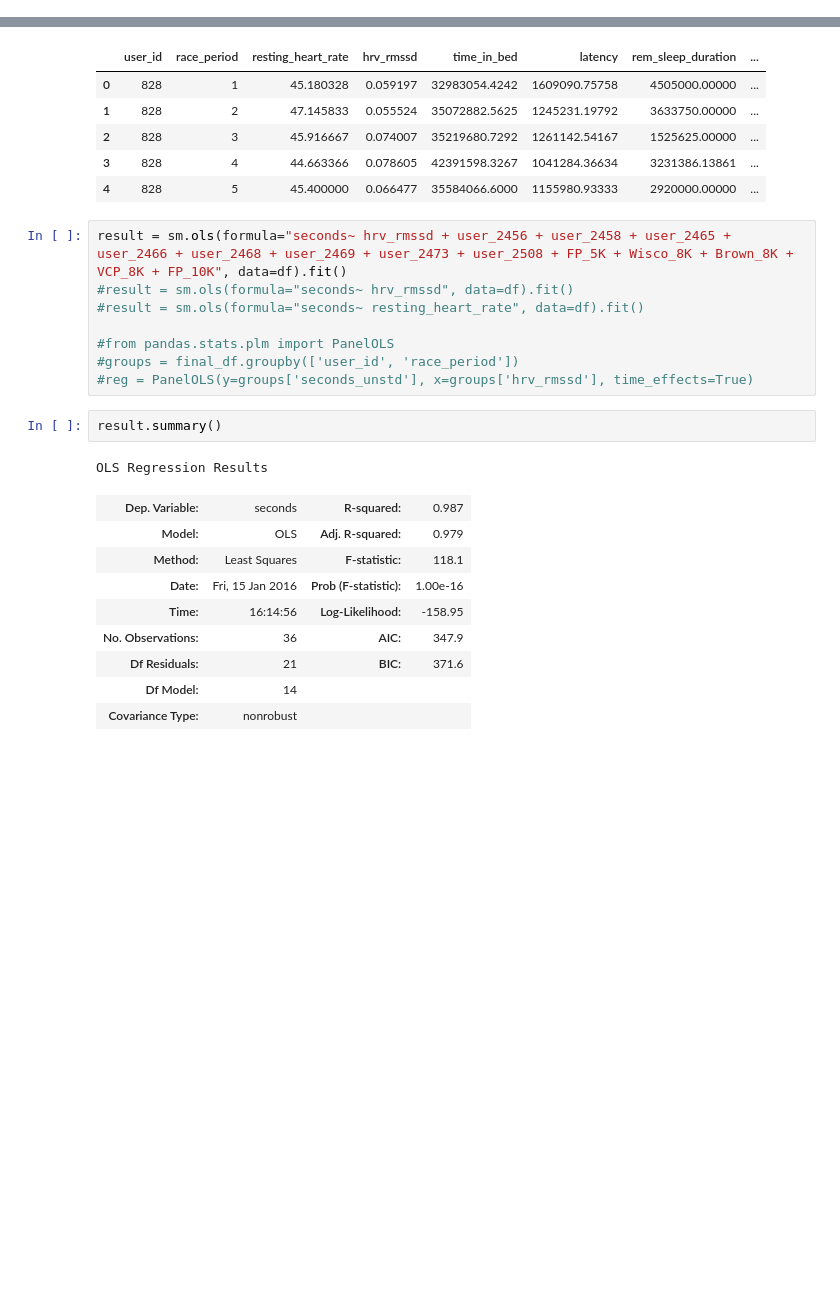
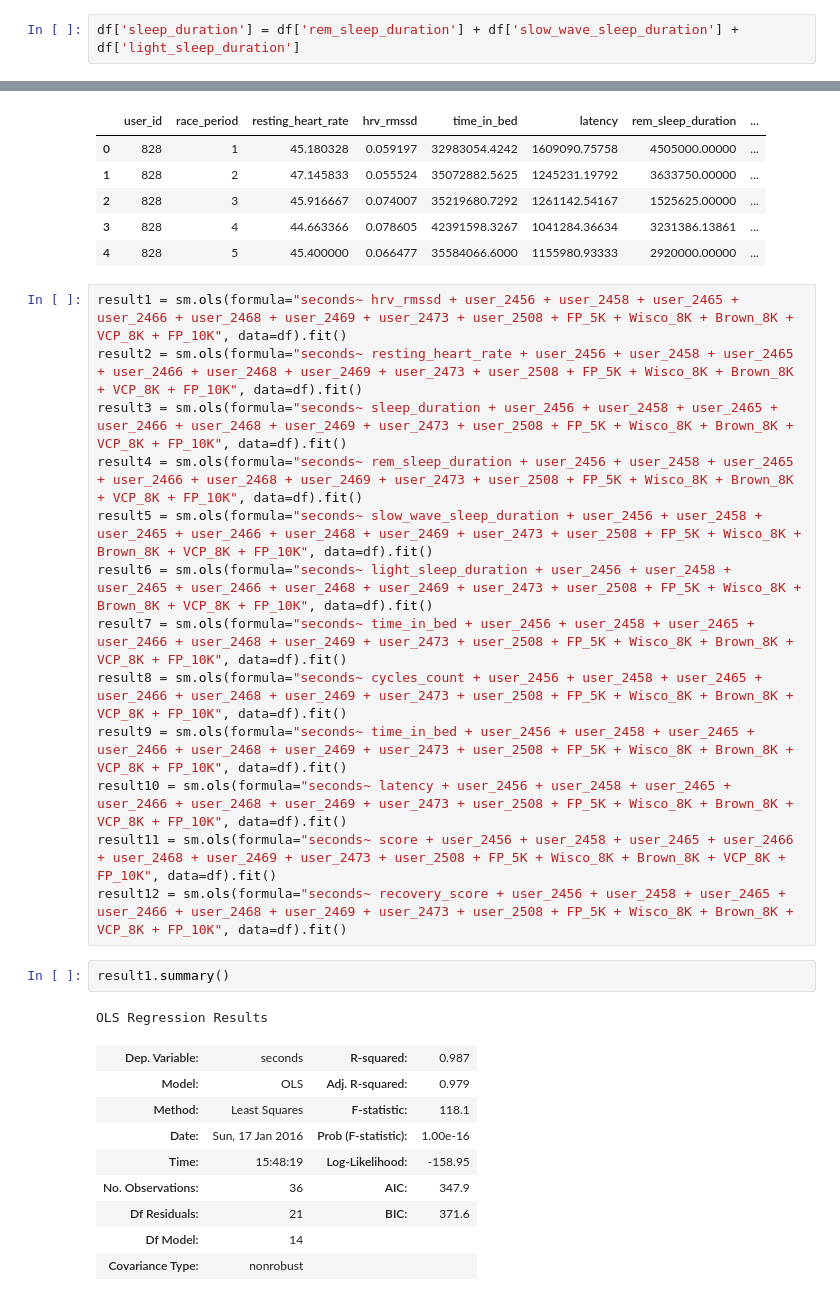
Before and after one commit to callen13/Senior_Thesis, a Jupyter notebook: Raw_Race_Analysis.ipynb, the cells around one changed output, grey strips where cells are left out. Cells and saved outputs as stored; diff of their text form; blank space fills up the shorter version.

```diff
--- a/Raw_Race_Analysis.ipynb
+++ b/Raw_Race_Analysis.ipynb
@@ -17,6 +17,8 @@ import statsmodels.formula.api as sm
 # %%
 df = pd.read_csv('final_race_df.csv')
 #df = pd.read_csv('final_bike_df.csv')
+# %%
+df['sleep_duration'] = df['rem_sleep_duration'] + df['slow_wave_sleep_duration'] + df['light_sleep_duration']
 # %%
 df = df.drop(df.columns[0], axis=1)
 df.columns
@@ -31,23 +33,28 @@ df.head()
 | 2 | 828 | 3 | 45.916667 | 0.074007 | 35219680.7292 | 1261142.54167 | 1525625.00000 | ... |
 | 3 | 828 | 4 | 44.663366 | 0.078605 | 42391598.3267 | 1041284.36634 | 3231386.13861 | ... |
 | 4 | 828 | 5 | 45.400000 | 0.066477 | 35584066.6000 | 1155980.93333 | 2920000.00000 | ... |
-# %%
-result = sm.ols(formula="seconds~ hrv_rmssd + user_2456 + user_2458 + user_2465 + user_2466 + user_2468 + user_2469 + user_2473 + user_2508 + FP_5K + Wisco_8K + Brown_8K + VCP_8K + FP_10K", data=df).fit()
-#result = sm.ols(formula="seconds~ hrv_rmssd", data=df).fit()
-#result = sm.ols(formula="seconds~ resting_heart_rate", data=df).fit()
-
-#from pandas.stats.plm import PanelOLS
-#groups = final_df.groupby(['user_id', 'race_period'])
-#reg = PanelOLS(y=groups['seconds_unstd'], x=groups['hrv_rmssd'], time_effects=True)
+# %%
+result1 = sm.ols(formula="seconds~ hrv_rmssd + user_2456 + user_2458 + user_2465 + user_2466 + user_2468 + user_2469 + user_2473 + user_2508 + FP_5K + Wisco_8K + Brown_8K + VCP_8K + FP_10K", data=df).fit()
+result2 = sm.ols(formula="seconds~ resting_heart_rate + user_2456 + user_2458 + user_2465 + user_2466 + user_2468 + user_2469 + user_2473 + user_2508 + FP_5K + Wisco_8K + Brown_8K + VCP_8K + FP_10K", data=df).fit()
+result3 = sm.ols(formula="seconds~ sleep_duration + user_2456 + user_2458 + user_2465 + user_2466 + user_2468 + user_2469 + user_2473 + user_2508 + FP_5K + Wisco_8K + Brown_8K + VCP_8K + FP_10K", data=df).fit()
+result4 = sm.ols(formula="seconds~ rem_sleep_duration + user_2456 + user_2458 + user_2465 + user_2466 + user_2468 + user_2469 + user_2473 + user_2508 + FP_5K + Wisco_8K + Brown_8K + VCP_8K + FP_10K", data=df).fit()
+result5 = sm.ols(formula="seconds~ slow_wave_sleep_duration + user_2456 + user_2458 + user_2465 + user_2466 + user_2468 + user_2469 + user_2473 + user_2508 + FP_5K + Wisco_8K + Brown_8K + VCP_8K + FP_10K", data=df).fit()
+result6 = sm.ols(formula="seconds~ light_sleep_duration + user_2456 + user_2458 + user_2465 + user_2466 + user_2468 + user_2469 + user_2473 + user_2508 + FP_5K + Wisco_8K + Brown_8K + VCP_8K + FP_10K", data=df).fit()
+result7 = sm.ols(formula="seconds~ time_in_bed + user_2456 + user_2458 + user_2465 + user_2466 + user_2468 + user_2469 + user_2473 + user_2508 + FP_5K + Wisco_8K + Brown_8K + VCP_8K + FP_10K", data=df).fit()
+result8 = sm.ols(formula="seconds~ cycles_count + user_2456 + user_2458 + user_2465 + user_2466 + user_2468 + user_2469 + user_2473 + user_2508 + FP_5K + Wisco_8K + Brown_8K + VCP_8K + FP_10K", data=df).fit()
+result9 = sm.ols(formula="seconds~ time_in_bed + user_2456 + user_2458 + user_2465 + user_2466 + user_2468 + user_2469 + user_2473 + user_2508 + FP_5K + Wisco_8K + Brown_8K + VCP_8K + FP_10K", data=df).fit()
+result10 = sm.ols(formula="seconds~ latency + user_2456 + user_2458 + user_2465 + user_2466 + user_2468 + user_2469 + user_2473 + user_2508 + FP_5K + Wisco_8K + Brown_8K + VCP_8K + FP_10K", data=df).fit()
+result11 = sm.ols(formula="seconds~ score + user_2456 + user_2458 + user_2465 + user_2466 + user_2468 + user_2469 + user_2473 + user_2508 + FP_5K + Wisco_8K + Brown_8K + VCP_8K + FP_10K", data=df).fit()
+result12 = sm.ols(formula="seconds~ recovery_score + user_2456 + user_2458 + user_2465 + user_2466 + user_2468 + user_2469 + user_2473 + user_2508 + FP_5K + Wisco_8K + Brown_8K + VCP_8K + FP_10K", data=df).fit()
 # %%
-result.summary()
+result1.summary()
 # %% [output]
 OLS Regression Results
 | Dep. Variable: | seconds | R-squared: | 0.987 |
 | Model: | OLS | Adj. R-squared: | 0.979 |
 | Method: | Least Squares | F-statistic: | 118.1 |
-| Date: | Fri, 15 Jan 2016 | Prob (F-statistic): | 1.00e-16 |
-| Time: | 16:14:56 | Log-Likelihood: | -158.95 |
+| Date: | Sun, 17 Jan 2016 | Prob (F-statistic): | 1.00e-16 |
+| Time: | 15:48:19 | Log-Likelihood: | -158.95 |
 | No. Observations: | 36 | AIC: | 347.9 |
 | Df Residuals: | 21 | BIC: | 371.6 |
 | Df Model: | 14 |  |  |
```
Also changed, not shown: parts of 12 cells of this notebook, 1 other file.
